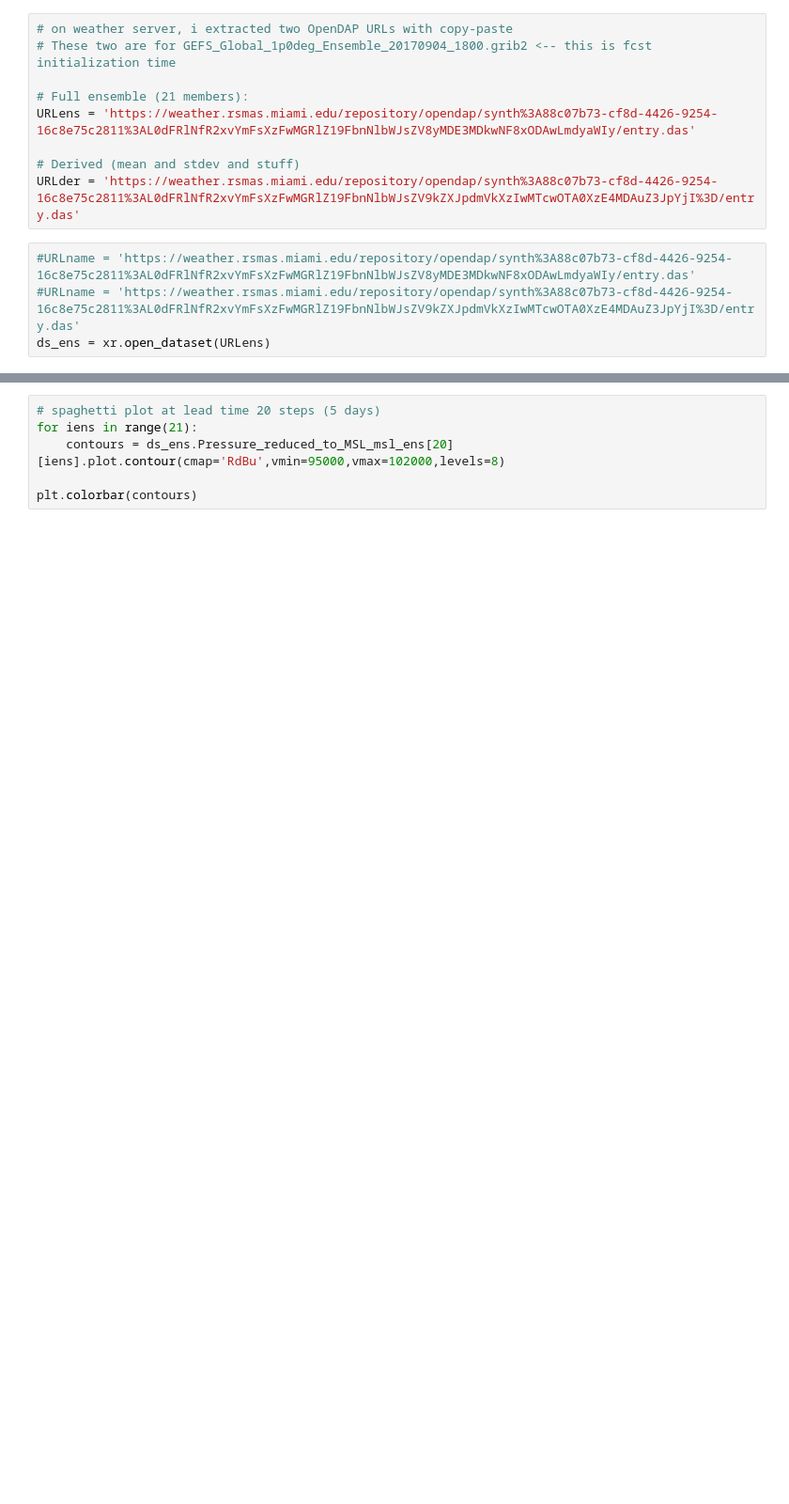
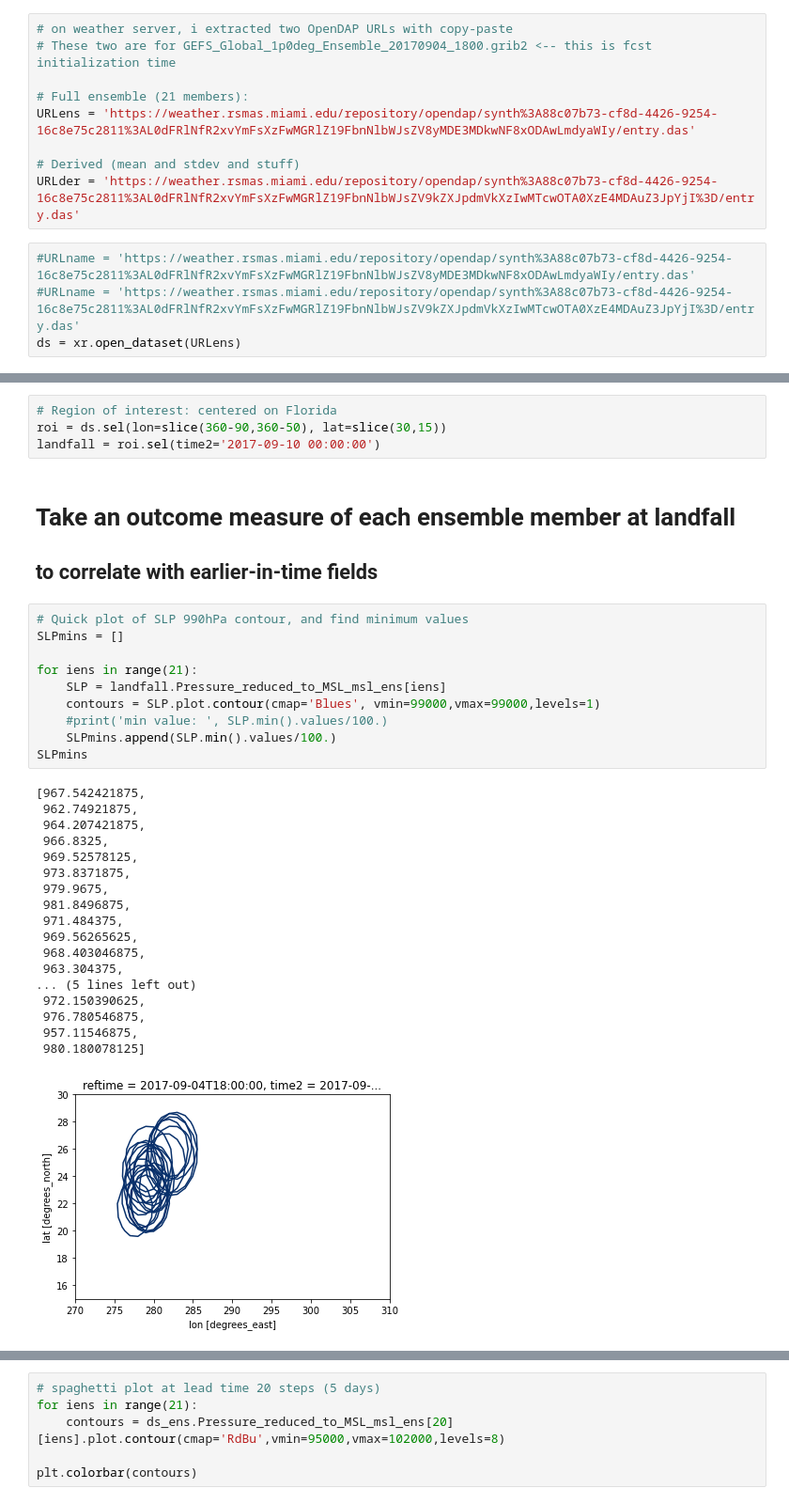
Before and after one commit to MPOcanes/MPO624_2022, a Jupyter notebook: Notebooks/Irma_Ensembles.ipynb, the cells around one changed output, grey strips where cells are left out. Shown at 94% size. Cells and saved outputs as stored; diff of their text form; blank space fills up the shorter version.

```diff
--- a/Notebooks/Read_Irma_Ensembles_OpenDAP.ipynb
+++ b/Notebooks/Irma_Ensembles.ipynb
@@ -20,5 +20,5 @@ URLder = 'https://weather.rsmas.miami.edu/repository/opendap/synth%3A88c07b73-cf
 # %%
 #URLname = 'https://weather.rsmas.miami.edu/repository/opendap/synth%3A88c07b73-cf8d-4426-9254-16c8e75c2811%3AL0dFRlNfR2xvYmFsXzFwMGRlZ19FbnNlbWJsZV8yMDE3MDkwNF8xODAwLmdyaWIy/entry.das'
 #URLname = 'https://weather.rsmas.miami.edu/repository/opendap/synth%3A88c07b73-cf8d-4426-9254-16c8e75c2811%3AL0dFRlNfR2xvYmFsXzFwMGRlZ19FbnNlbWJsZV9kZXJpdmVkXzIwMTcwOTA0XzE4MDAuZ3JpYjI%3D/entry.das'
-ds_ens = xr.open_dataset(URLens)
+ds = xr.open_dataset(URLens)
 # %%
@@ -41,3 +41,39 @@ Dimensions:                                                              (
     Conventions:                                                             ...
     history:                                                                 ...
     featureType:                                                             ...
+# %%
+# Region of interest: centered on Florida
+roi = ds.sel(lon=slice(360-90,360-50), lat=slice(30,15))
+landfall = roi.sel(time2='2017-09-10 00:00:00')
+# %% [markdown]
+# Take an outcome measure of each ensemble member at landfall
+## to correlate with earlier-in-time fields
+# %%
+# Quick plot of SLP 990hPa contour, and find minimum values
+SLPmins = []
+
+for iens in range(21):
+    SLP = landfall.Pressure_reduced_to_MSL_msl_ens[iens]
+    contours = SLP.plot.contour(cmap='Blues', vmin=99000,vmax=99000,levels=1)
+    #print('min value: ', SLP.min().values/100.)
+    SLPmins.append(SLP.min().values/100.)
+SLPmins
+# %% [output]
+[967.542421875,
+ 962.74921875,
+ 964.207421875,
+ 966.8325,
+ 969.52578125,
+ 973.8371875,
+ 979.9675,
+ 981.8496875,
+ 971.484375,
+ 969.56265625,
+ 968.403046875,
+ 963.304375,
+... (5 lines left out)
+ 972.150390625,
+ 976.780546875,
+ 957.11546875,
+ 980.180078125]
+[figure, added]
```
Also changed, not shown: parts of 10 cells of this notebook, 1 other file.
